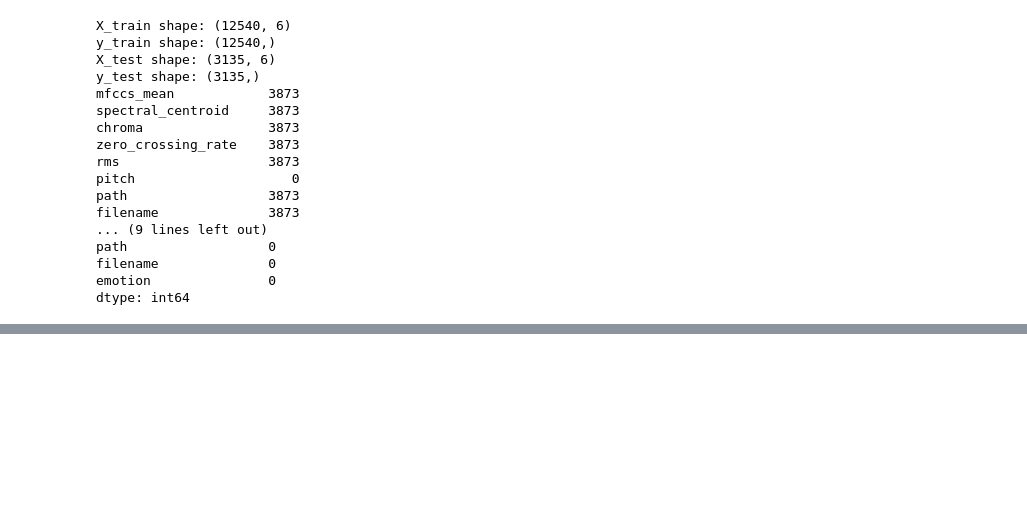
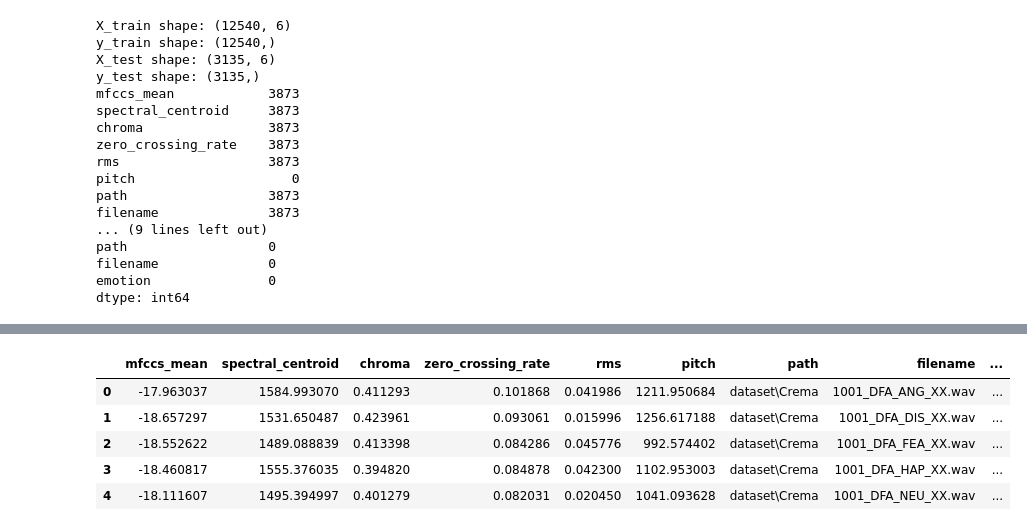
Before and after one commit to woodenikki/detecting-emotion-in-voice, a Jupyter notebook: notebook.ipynb, the cells around one changed output, grey strips where cells are left out. Saved outputs shown, nothing was run; the diff lists cells and outputs as text; code cells hidden in the pictures; blank space fills up the shorter version.

```diff
--- a/notebook.ipynb
+++ b/notebook.ipynb
@@ -1071,0 +1108,9 @@ SyntaxError: invalid syntax (<ipython-input-29-e867feee0072>, line 1)
+# %%
+eval_aug_data.head()
+# %% [output]
+|  | mfccs_mean | spectral_centroid | chroma | zero_crossing_rate | rms | pitch | path | filename | ... |
+| 0 | -17.963037 | 1584.993070 | 0.411293 | 0.101868 | 0.041986 | 1211.950684 | dataset\Crema | 1001_DFA_ANG_XX.wav | ... |
+| 1 | -18.657297 | 1531.650487 | 0.423961 | 0.093061 | 0.015996 | 1256.617188 | dataset\Crema | 1001_DFA_DIS_XX.wav | ... |
+| 2 | -18.552622 | 1489.088839 | 0.413398 | 0.084286 | 0.045776 | 992.574402 | dataset\Crema | 1001_DFA_FEA_XX.wav | ... |
+| 3 | -18.460817 | 1555.376035 | 0.394820 | 0.084878 | 0.042300 | 1102.953003 | dataset\Crema | 1001_DFA_HAP_XX.wav | ... |
+| 4 | -18.111607 | 1495.394997 | 0.401279 | 0.082031 | 0.020450 | 1041.093628 | dataset\Crema | 1001_DFA_NEU_XX.wav | ... |
```
Also changed, not shown: parts of 7 cells of this notebook.
